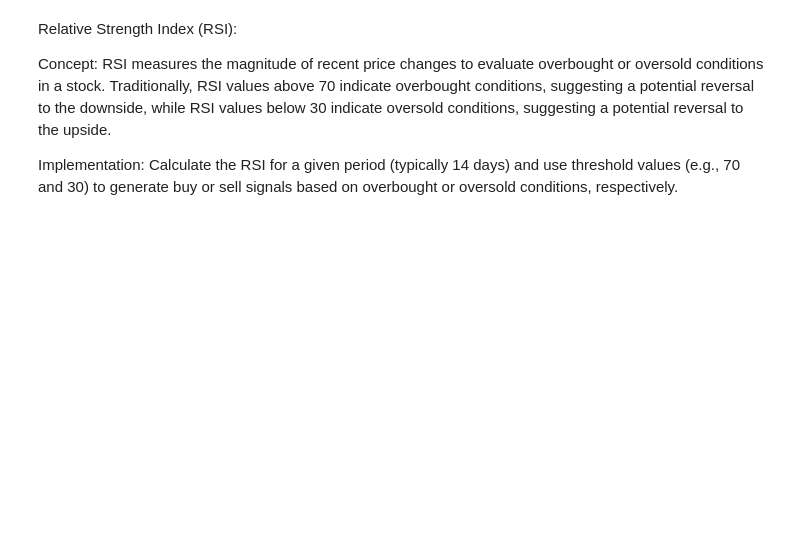
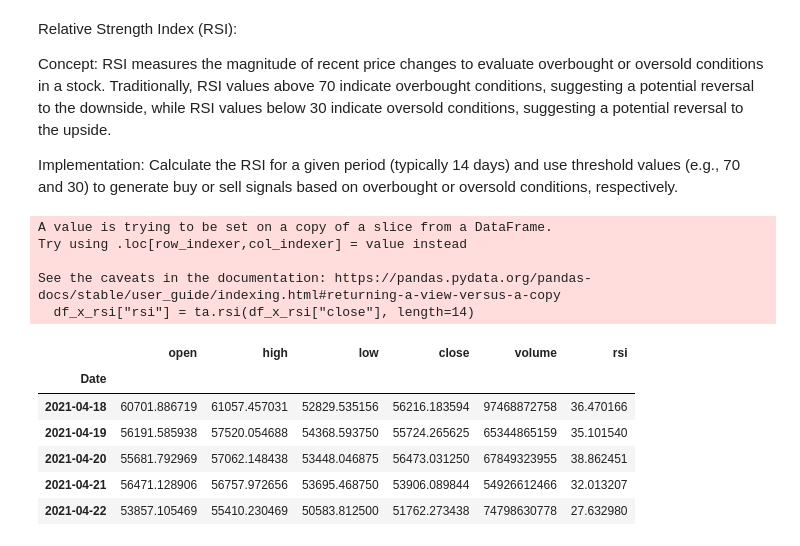
Before and after one commit to Mzu-Soci/Trading-Signal-Services, a Jupyter notebook: trading_service.ipynb, the cells around one changed output. Saved outputs shown, nothing was run; the diff lists cells and outputs as text; code cells hidden in the pictures; blank space fills up the shorter version.

```diff
--- a/trading_service.ipynb
+++ b/trading_service.ipynb
@@ -95,3 +110,30 @@ Concept:
 RSI measures the magnitude of recent price changes to evaluate overbought or oversold conditions in a stock. Traditionally, RSI values above 70 indicate overbought conditions, suggesting a potential reversal to the downside, while RSI values below 30 indicate oversold conditions, suggesting a potential reversal to the upside.
 
 Implementation: Calculate the RSI for a given period (typically 14 days) and use threshold values (e.g., 70 and 30) to generate buy or sell signals based on overbought or oversold conditions, respectively.
+# %%
+df = df.drop(columns=["ema_8", "ema_21"])
+
+# create a df_x_rsi to contain a subset of df
+df_x_rsi = df[-150: -1]
+
+# Calculate Relative Strength Index and to new column
+df_x_rsi["rsi"] = ta.rsi(df_x_rsi["close"], length=14)
+
+# Drop rows with NaN values
+df_x_rsi = df_x_rsi.dropna()
+
+# Display the first few
+df_x_rsi.head()
+# %% [output]
+A value is trying to be set on a copy of a slice from a DataFrame.
+Try using .loc[row_indexer,col_indexer] = value instead
+
+See the caveats in the documentation: https://pandas.pydata.org/pandas-docs/stable/user_guide/indexing.html#returning-a-view-versus-a-copy
+  df_x_rsi["rsi"] = ta.rsi(df_x_rsi["close"], length=14)
+|  | open | high | low | close | volume | rsi |
+| Date |  |  |  |  |  |  |
+| 2021-04-18 | 60701.886719 | 61057.457031 | 52829.535156 | 56216.183594 | 97468872758 | 36.470166 |
+| 2021-04-19 | 56191.585938 | 57520.054688 | 54368.593750 | 55724.265625 | 65344865159 | 35.101540 |
+| 2021-04-20 | 55681.792969 | 57062.148438 | 53448.046875 | 56473.031250 | 67849323955 | 38.862451 |
+| 2021-04-21 | 56471.128906 | 56757.972656 | 53695.468750 | 53906.089844 | 54926612466 | 32.013207 |
+| 2021-04-22 | 53857.105469 | 55410.230469 | 50583.812500 | 51762.273438 | 74798630778 | 27.632980 |
```
Also changed, not shown: parts of 6 cells of this notebook.
